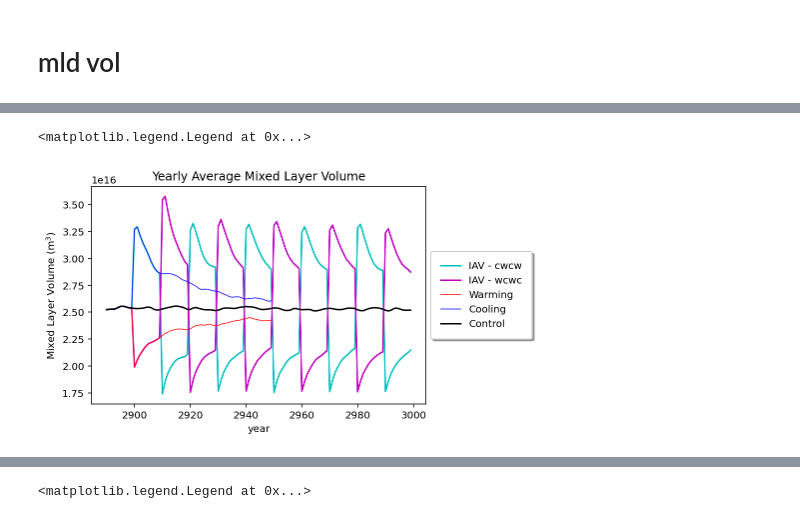
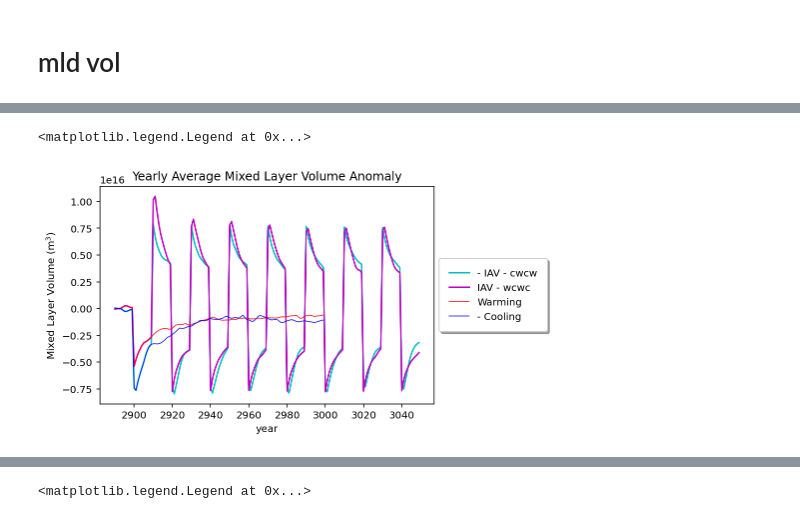
Before and after one commit to claireyung/unsw_clex_project_files, a Jupyter notebook: IAV.ipynb, the cells around one changed output, grey strips where cells are left out. Drawn from its saved outputs; the diff is of its cells as text; code cells hidden in the pictures.

```diff
--- a/IAV.ipynb
+++ b/IAV.ipynb
@@ -253,14 +259,14 @@ Text(0.5, 1.0, '(b) Global average SST')
 # %%
 fig = plt.figure()
-(mld_cwcw*area_t_cont).sum('xt_ocean').sum('yt_ocean').plot(label='IAV - cwcw',color = 'c')
-(mld_wcwc*area_t_cont).sum('xt_ocean').sum('yt_ocean').plot(label='IAV - wcwc',color = 'm')
-(mld_warm*area_t_cont).sum('xt_ocean').sum('yt_ocean').plot(label='Warming',color = 'r', linewidth = 0.75)
-(mld_cool*area_t_cont).sum('xt_ocean').sum('yt_ocean').plot(label='Cooling',color = 'b', linewidth = 0.75)
-(mld_cont*area_t_cont).sum('xt_ocean').sum('yt_ocean').plot(label='Control',color = 'k')
+(-(mld_cwcw-mld_cont.mean('year'))*area_t_cwcw).sum('xt_ocean').sum('yt_ocean').plot(label='- IAV - cwcw',color = 'c')
+((mld_wcwc-mld_cont.mean('year'))*area_t_wcwc).sum('xt_ocean').sum('yt_ocean').plot(label='IAV - wcwc',color = 'm')
+((mld_warm-mld_cont.mean('year'))*area_t_warm).sum('xt_ocean').sum('yt_ocean').plot(label='Warming',color = 'r', linewidth = 0.75)
+(-(mld_cool-mld_cont.mean('year'))*area_t_cool).sum('xt_ocean').sum('yt_ocean').plot(label='- Cooling',color = 'b', linewidth = 0.75)
+#(mld_cont*area_t_cont).sum('xt_ocean').sum('yt_ocean').plot(label='Control',color = 'k')
 
 plt.ylabel('Mixed Layer Volume (m$^3$)')
-plt.title('Yearly Average Mixed Layer Volume')
+plt.title('Yearly Average Mixed Layer Volume Anomaly')
 plt.legend(fancybox=True, framealpha=1, shadow=True, borderpad=1,bbox_to_anchor=(1, 0.5),loc = 'center left')
 # %% [output]
 <matplotlib.legend.Legend at 0x...>
-[figure, old version]
+[figure, new version]
```
Also changed, not shown: parts of 20 cells of this notebook, 15 other files.
